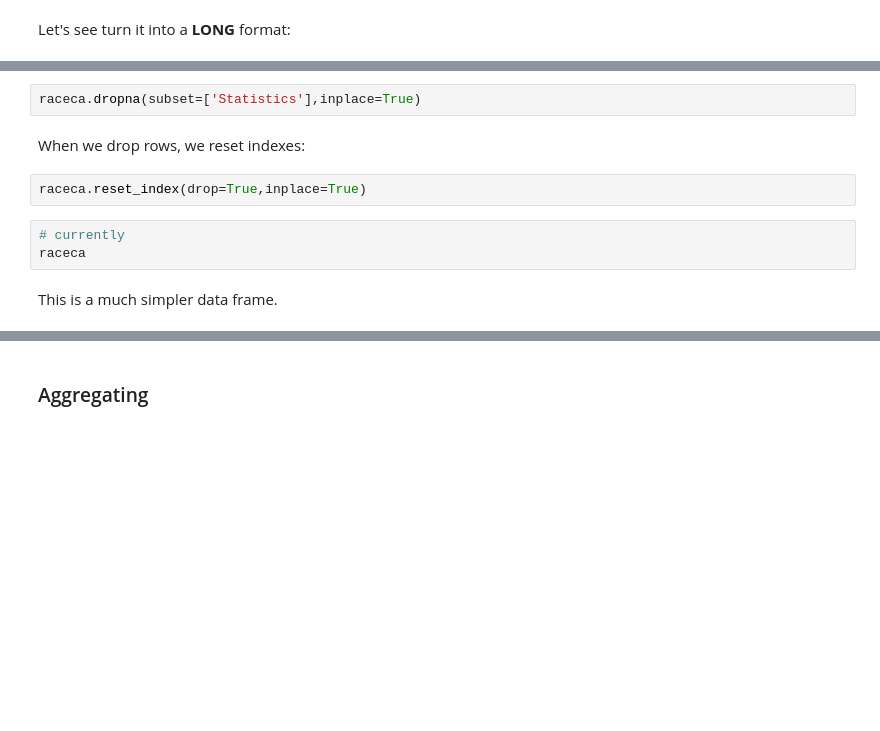
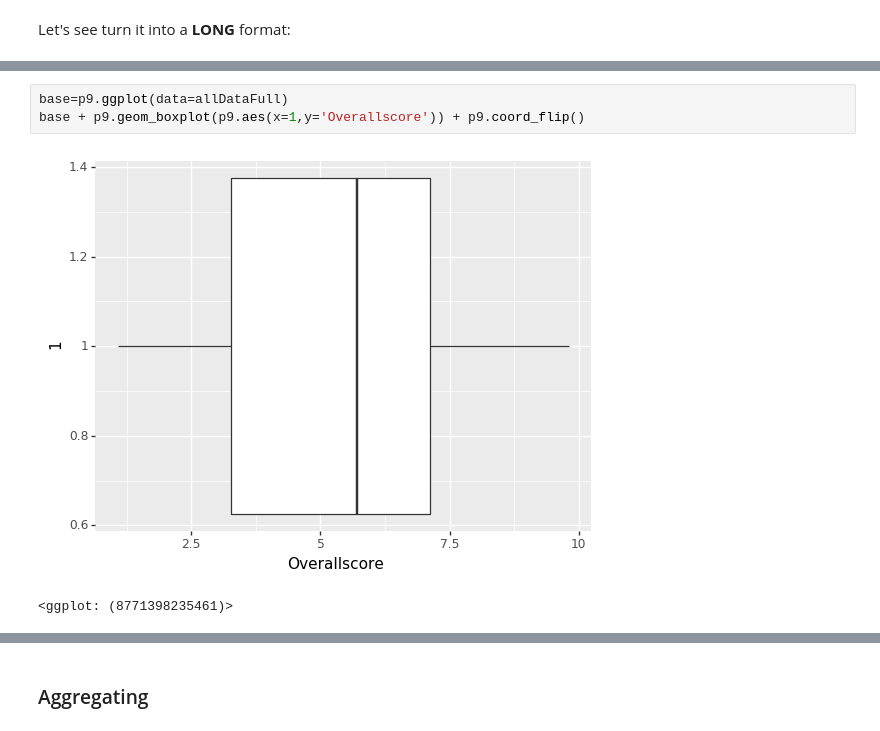
Before and after one commit to rhsu4/CTforGA_integrating, a Jupyter notebook: Integrating_and_Reshaping.ipynb, the cells around one changed output, grey strips where cells are left out. Cells and saved outputs as stored; diff of their text form; blank space fills up the shorter version.

```diff
--- a/Integrating_and_Reshaping.ipynb
+++ b/Integrating_and_Reshaping.ipynb
@@ -666,11 +610,6 @@ raceca
-# %%
-raceca.dropna(subset=['Statistics'],inplace=True)
-# %% [markdown]
-When we drop rows, we reset indexes:
-# %%
-raceca.reset_index(drop=True,inplace=True)
-# %%
-# currently
-raceca
-# %% [markdown]
-This is a much  simpler data frame.
+# %%
+base=p9.ggplot(data=allDataFull)
+base + p9.geom_boxplot(p9.aes(x=1,y='Overallscore')) + p9.coord_flip()
+# %% [output]
+[figure, added]
+<ggplot: (8771398235461)>
```
Also changed, not shown: parts of 92 cells of this notebook, 3 other files.
